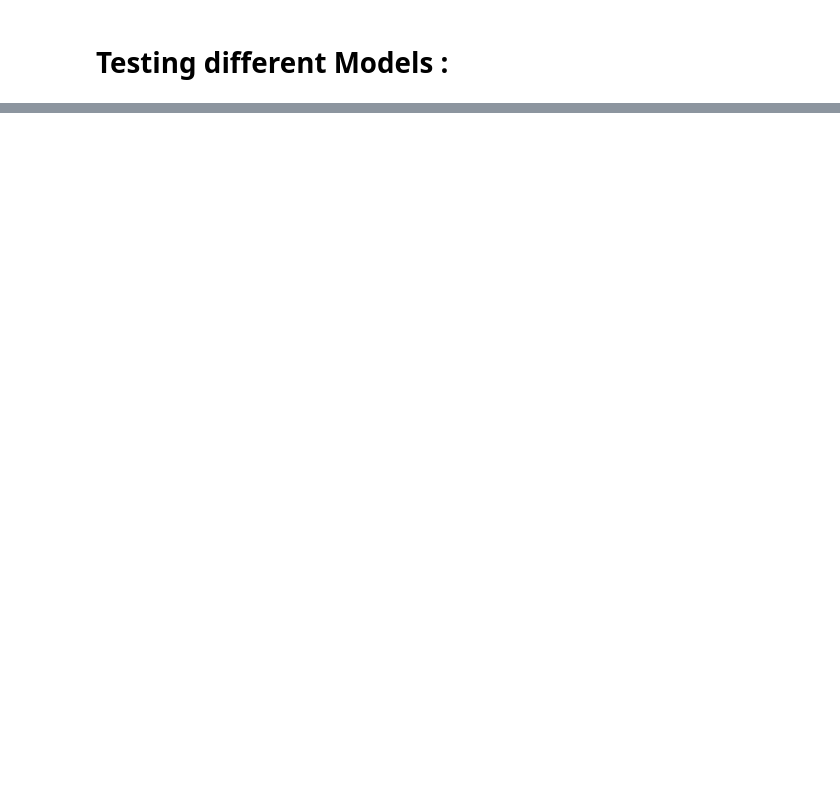
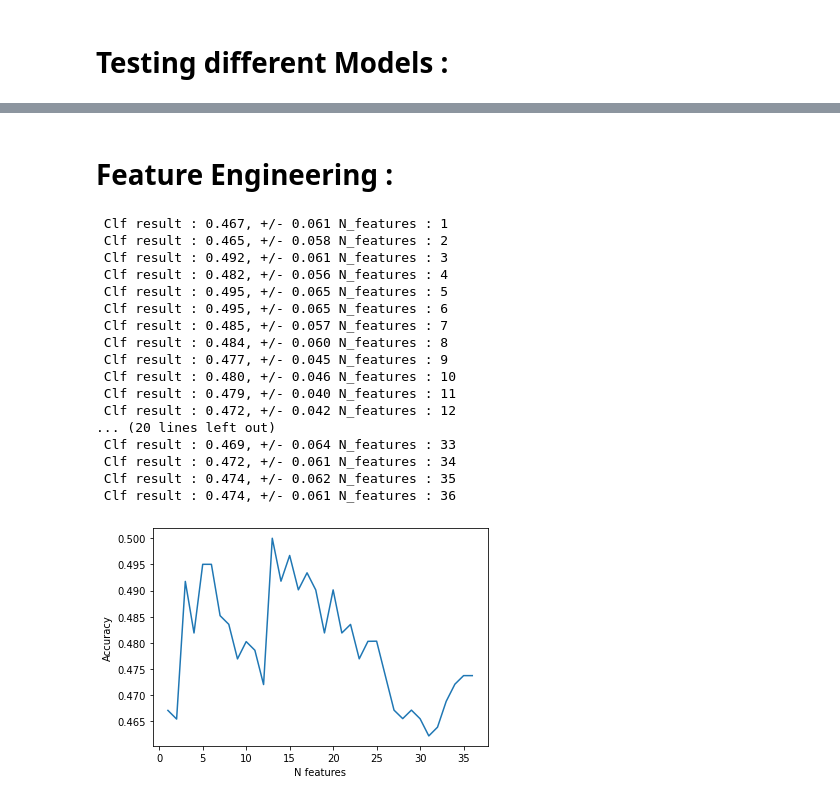
Before and after one commit to NourJamoussi/LaLigaPrediction, a Jupyter notebook: Malis_Project_V1.ipynb, the cells around one changed output, grey strips where cells are left out. Cells and saved outputs as stored; diff of their text form; code cells hidden in the pictures; blank space fills up the shorter version.

Commit message:
Final tests with Logistic Regression and Random Forest+ code cleaned

```diff
--- a/Malis_Project_V1.ipynb
+++ b/Malis_Project_V1.ipynb
@@ -1067,0 +672,9 @@ print("Prediction of Random Forst of the Match Real Madrid vs Eibar :", testing_
+# %%
+X = df_final.drop(columns=['Date','Match','Results','Stadium','Crowd'])
+Y = df_final['Results']
+'''
+Get rid of Naan values and infinite values to avoid the ValueError :
+Input contains Naan, infinity or a value too large for dtype('float64')
+
+'''
+X = X.replace((np.inf, -np.inf, np.nan), 0).reset_index(drop=True)
@@ -1067,0 +787,2 @@ print("Prediction of Random Forst of the Match Real Madrid vs Eibar :", testing_
+# %% [markdown]
+# Feature Engineering :
@@ -1067,0 +795,49 @@ print("Prediction of Random Forst of the Match Real Madrid vs Eibar :", testing_
+# %%
+acc_results = []
+n_features = []
+
+clf = LogisticRegression(max_iter =2000, multi_class = 'multinomial')
+
+#Implementing recursive feature elimination on LR
+for i in range(1, len(X.columns)):
+    rfe = RFE(estimator = clf, n_features_to_select = i, step=1)
+    rfe.fit(X, Y)
+    X_temp = rfe.transform(X)
+
+    np.random.seed(2022)
+
+    X_train, X_test, y_train, y_test = train_test_split(X_temp,Y, test_size = 0.2)
+    scaler = MinMaxScaler()
+
+    X_train = scaler.fit_transform(X_train)
+    X_test = scaler.fit_transform(X_test)
+
+    start = time.time()
+    scores = cross_val_score(clf, X_train, y_train ,scoring= 'accuracy', cv=5)
+    print(" Clf result :", "%0.3f, +/- %0.3f" % (scores.mean(), scores.std()), 'N_features :', i)
+    acc_results.append(scores.mean())
+    n_features.append(i)
+
+plt.plot(n_features, acc_results)
+plt.ylabel('Accuracy')
+plt.xlabel('N features')
+plt.show()
+# %% [output]
+ Clf result : 0.467, +/- 0.061 N_features : 1
+ Clf result : 0.465, +/- 0.058 N_features : 2
+ Clf result : 0.492, +/- 0.061 N_features : 3
+ Clf result : 0.482, +/- 0.056 N_features : 4
+ Clf result : 0.495, +/- 0.065 N_features : 5
+ Clf result : 0.495, +/- 0.065 N_features : 6
+ Clf result : 0.485, +/- 0.057 N_features : 7
+ Clf result : 0.484, +/- 0.060 N_features : 8
+ Clf result : 0.477, +/- 0.045 N_features : 9
+ Clf result : 0.480, +/- 0.046 N_features : 10
+ Clf result : 0.479, +/- 0.040 N_features : 11
+ Clf result : 0.472, +/- 0.042 N_features : 12
+... (20 lines left out)
+ Clf result : 0.469, +/- 0.064 N_features : 33
+ Clf result : 0.472, +/- 0.061 N_features : 34
+ Clf result : 0.474, +/- 0.062 N_features : 35
+ Clf result : 0.474, +/- 0.061 N_features : 36
+[figure, added]
```
Also changed, not shown: parts of 56 cells of this notebook, 2 other files.
